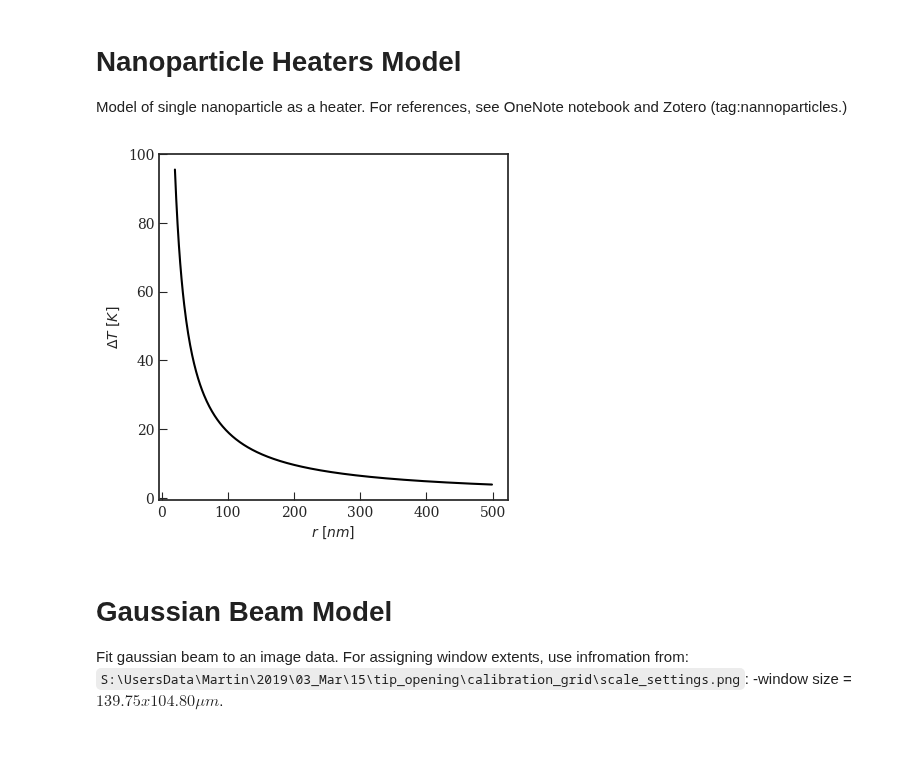
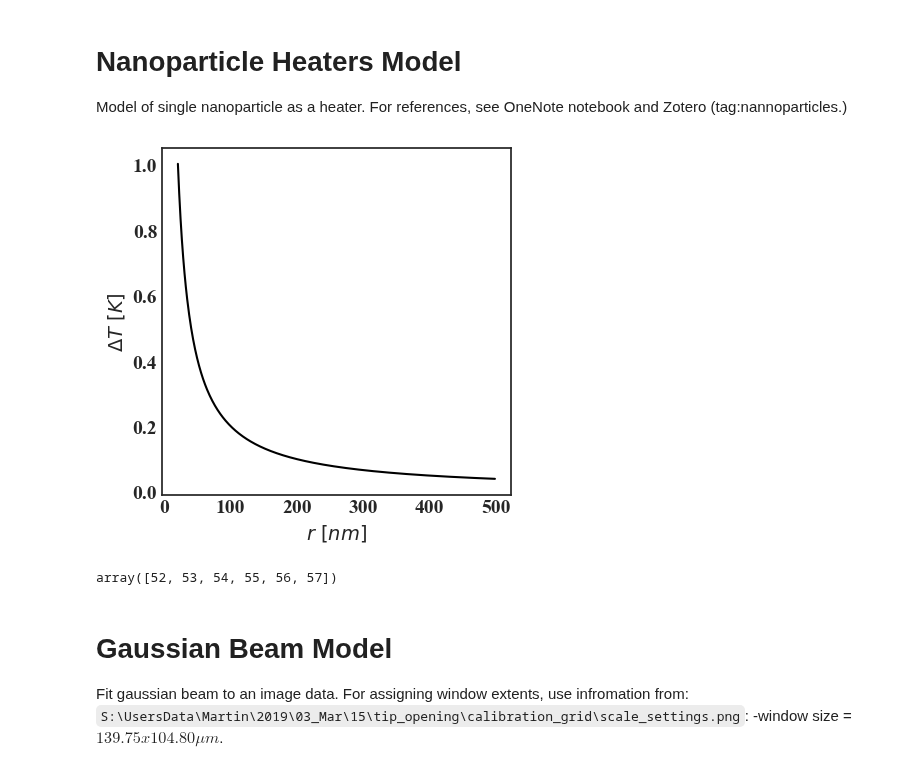
Before and after one commit to martinholub/sicm, a Jupyter notebook: notebooks/model.ipynb, the cells around one changed output. Saved outputs shown, nothing was run; the diff lists cells and outputs as text; code cells hidden in the pictures; blank space fills up the shorter version.

```diff
--- a/notebooks/model.ipynb
+++ b/notebooks/model.ipynb
@@ -98,16 +98,23 @@ def plot_temperature(r, T, x_lab = r"$r\ [nm]$", y_lab = r"$\Delta T\ [K]$",):
 # %%
 P = 0.5 # power in watts
 transmitance = 0.85 # transmitace at given wavelength
 d = 0.575 # laser spot diameter in mm
 sigma = 8.8e-6 # absorption cross section in cm2
 kappa = 0.6 # thermal conductivity of medium
 r = np.arange(20, 500, 1) # distance in nm
 
+P = P * 1e-2 * 1.05
 I = calculate_power_density(P * transmitance, d)
 T_delta = calculate_temperature_increase(I, sigma, kappa, r)
 plot_temperature(r, T_delta)
 # %% [output]
-[figure, old version]
+[figure, new version]
+# %%
+# get locus of 1/e decay
+lim = T_delta.max() * np.exp(-1)
+r[np.nonzero(np.logical_and(T_delta > lim*0.95, T_delta < lim*1.05))]
+# %% [output]
+array([52, 53, 54, 55, 56, 57])
 # %% [markdown]
 
 # Gaussian Beam Model
```
Also changed, not shown: parts of 1 cell of this notebook.
